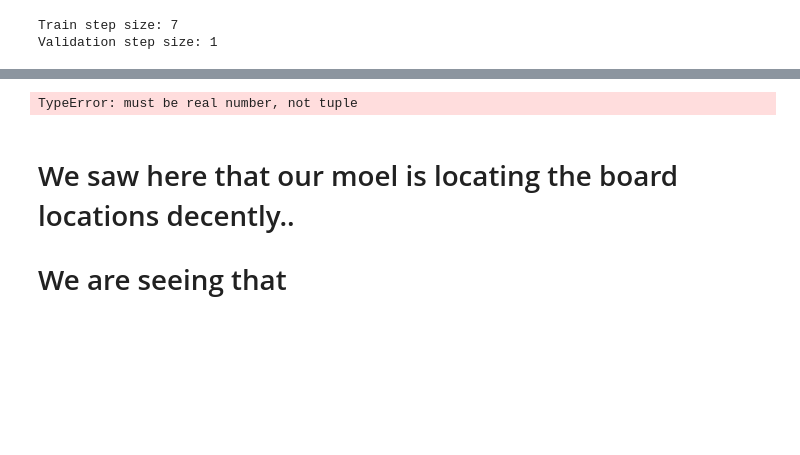
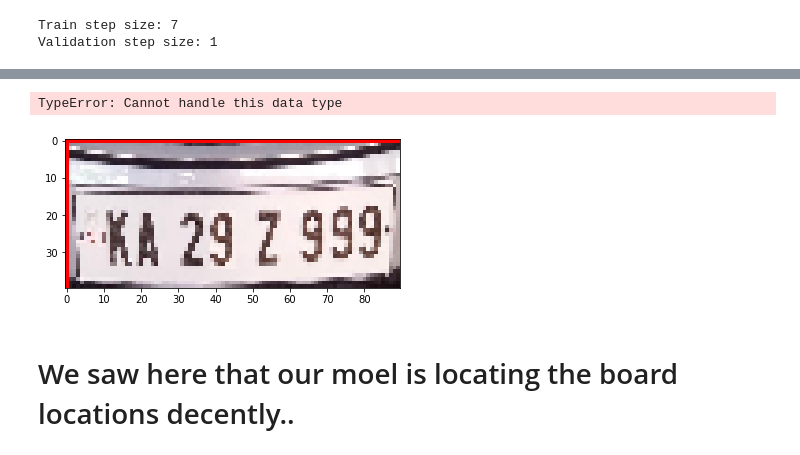
Before and after one commit to Rahul1582/Vehicle-Number-Plate-Detection, a Jupyter notebook: Number Plate Detection Deep Learning.ipynb, the cells around one changed output, grey strips where cells are left out. Cells and saved outputs as stored; diff of their text form; code cells hidden in the pictures; blank space fills up the shorter version.

```diff
--- a/Number Plate Detection Deep Learning.ipynb
+++ b/Number Plate Detection Deep Learning.ipynb
@@ -396,18 +396,28 @@ from PIL import Image
 # %%
 for idx, row in new_data.iloc[drop_indices].iterrows():
 
     img = cv2.resize(cv2.imread("Number Plates/" + row['img_name']) / 255.0, dsize=(width,height))
     y_hat = model.predict(img.reshape(1, width,height, 3)).reshape(-1) * width
 
     xt, yt = y_hat[0], y_hat[1]
     xb, yb = y_hat[2], y_hat[3]
 
     img = cv2.cvtColor(img.astype(np.float32),cv2.COLOR_BGR2RGB)
     image = cv2.rectangle(img, (xt, yt), (xb, yb), (0,0,255), 1)
-    plt.imshow(image)
+
+    clone = image.copy()
+    crop_img = clone[int(yt):int(yb),int(xt):int(xb)]
+    RGB = cv2.cvtColor(crop_img, cv2.COLOR_BGR2RGB)
+    plt.imshow(RGB)
+
+#     plt.imshow(crop_img)
+
+    ## Detecting Car Number
+    car_number = pytesseract.image_to_string(RGB, lang="eng")
+    print(car_number)
     plt.show()
 # %% [output]
-TypeError: must be real number, not tuple
+TypeError: Cannot handle this data type
+[figure, added]
 # %% [markdown]
 # We saw here that our moel is locating the board locations decently..
-# We are seeing that
```
Also changed, not shown: parts of 6 cells of this notebook, 1 other file.
